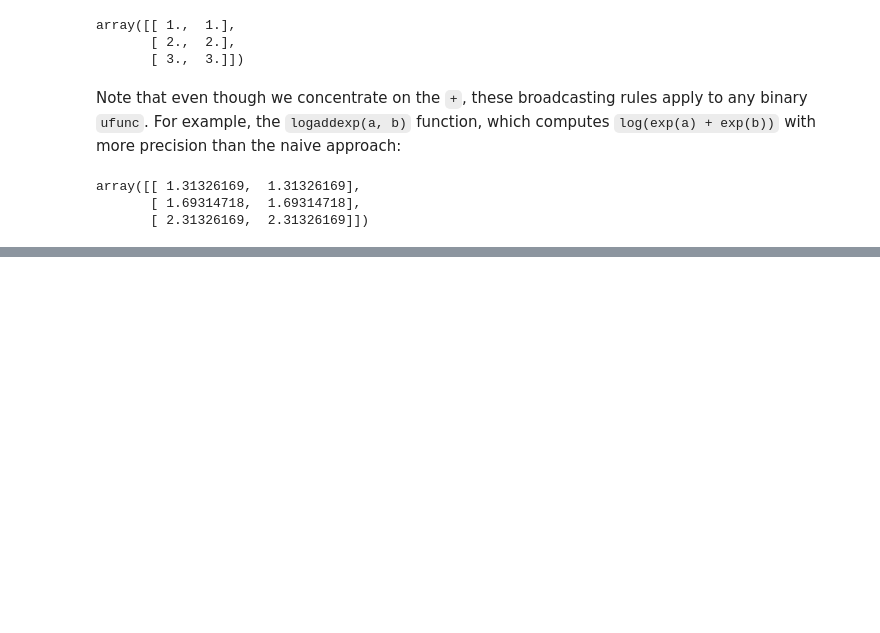
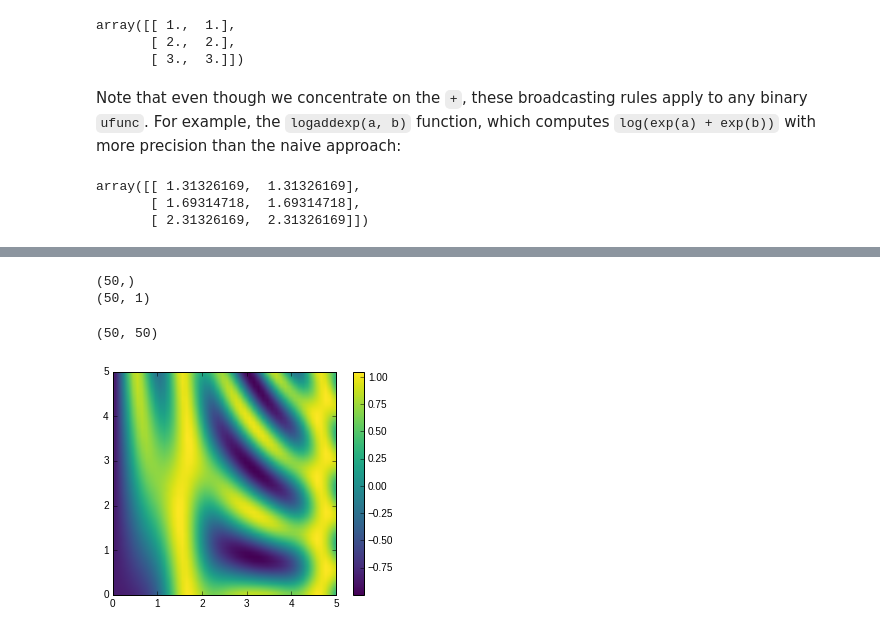
Before and after one commit to ncclementi/PythonDataScienceHandbook, a Jupyter notebook: my_notebooks/Chapter_2.ipynb, the cells around one changed output, grey strips where cells are left out. Saved outputs shown, nothing was run; the diff lists cells and outputs as text; code cells hidden in the pictures; blank space fills up the shorter version.

```diff
--- a/my_notebooks/Chapter_2.ipynb
+++ b/my_notebooks/Chapter_2.ipynb
@@ -557,0 +615,16 @@ array([[ 1.31326169,  1.31326169],
+# %%
+#x and y have 50 steps from 0 to 5
+x =  numpy.linspace(0, 5, 50)
+y =  numpy.linspace(0, 5, 50)[:, numpy.newaxis]
+
+print(x.shape)
+print(y.shape)
+# %% [output]
+(50,)
+(50, 1)
+# %%
+z = numpy.sin(x)**10 + numpy.cos(10 + y * x) * numpy.cos(x)
+# %%
+print(z.shape)
+# %% [output]
+(50, 50)
@@ -557,0 +637,5 @@ array([[ 1.31326169,  1.31326169],
+# %%
+pyplot.imshow(z, origin='lower', extent=[0, 5, 0, 5], cmap='viridis')
+pyplot.colorbar();
+# %% [output]
+[figure, added]
```
Also changed, not shown: parts of 25 cells of this notebook.
